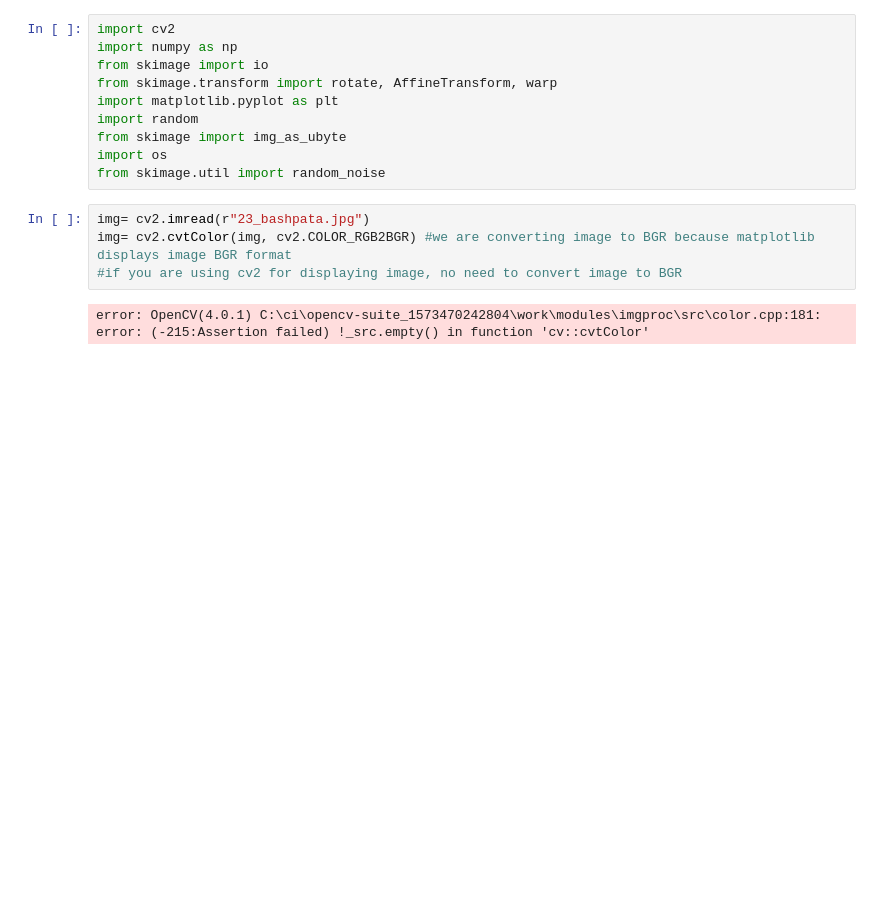
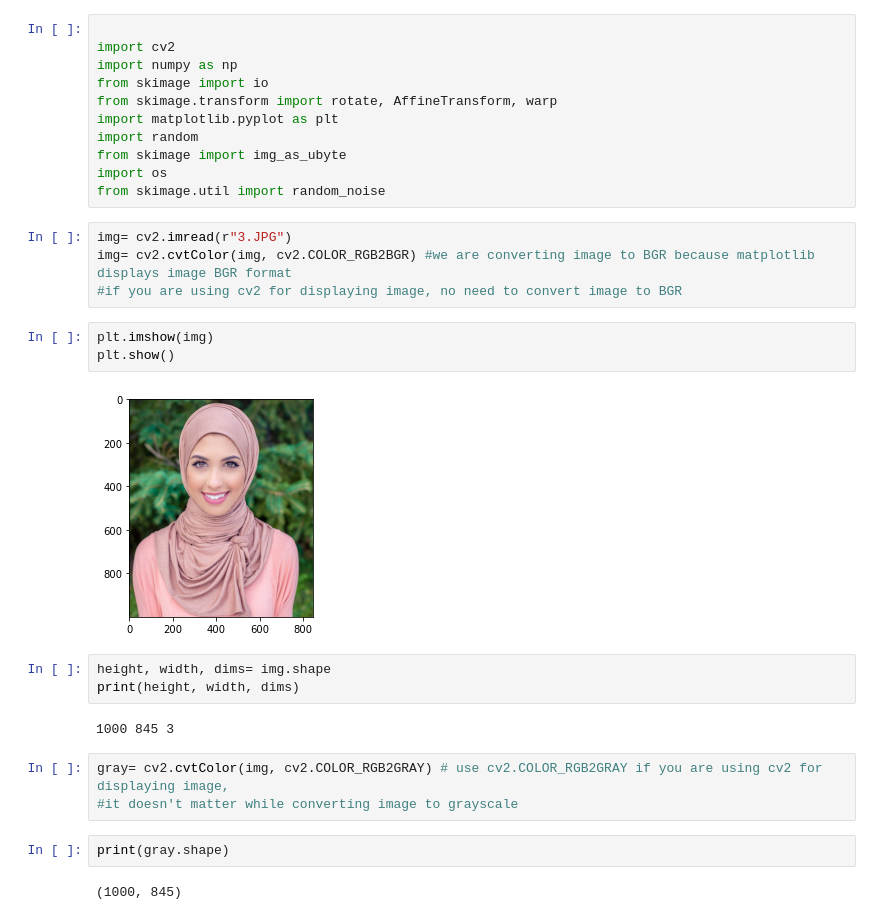
Before and after one commit to ifirozy/Image-processing-, a Jupyter notebook: image augmentation/Image_augmentation.ipynb, the cells around one changed output. Drawn from its saved outputs; the diff is of its cells as text; blank space fills up the shorter version.

```diff
--- a/image augmentation/Image_augmentation.ipynb
+++ b/image augmentation/Image_augmentation.ipynb
@@ -1,4 +1,5 @@
 # %%
+
 import cv2
 import numpy as np
 from skimage import io
@@ -9,8 +10,23 @@ from skimage import img_as_ubyte
 import os
 from skimage.util import random_noise
 # %%
-img= cv2.imread(r"23_bashpata.jpg")
+img= cv2.imread(r"3.JPG")
 img= cv2.cvtColor(img, cv2.COLOR_RGB2BGR) #we are converting image to BGR because matplotlib displays image BGR format
 #if you are using cv2 for displaying image, no need to convert image to BGR
-# %% [output]
-error: OpenCV(4.0.1) C:\ci\opencv-suite_1573470242804\work\modules\imgproc\src\color.cpp:181: error: (-215:Assertion failed) !_src.empty() in function 'cv::cvtColor'
+# %%
+plt.imshow(img)
+plt.show()
+# %% [output]
+[figure, added]
+# %%
+height, width, dims= img.shape
+print(height, width, dims)
+# %% [output]
+1000 845 3
+# %%
+gray= cv2.cvtColor(img, cv2.COLOR_RGB2GRAY) # use cv2.COLOR_RGB2GRAY if you are using cv2 for displaying image,
+#it doesn't matter while converting image to grayscale
+# %%
+print(gray.shape)
+# %% [output]
+(1000, 845)
```
Also changed, not shown: parts of 11 cells of this notebook, 1 other file.
